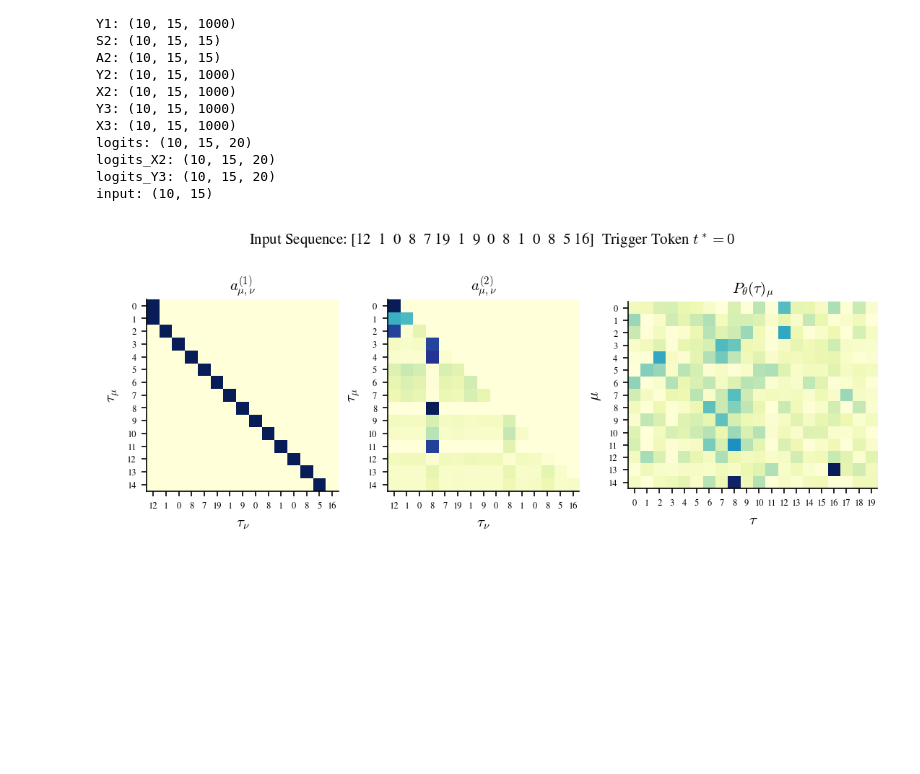
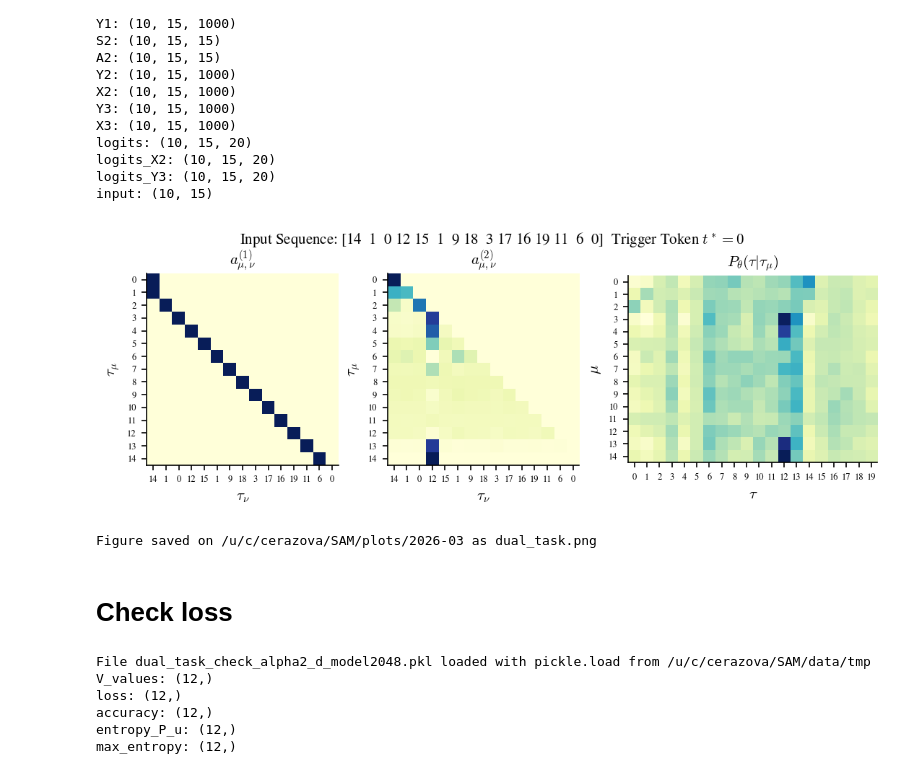
Before and after one commit to CristopherErazo/SAM, a Jupyter notebook: notebooks/26_03_11_Dual_Task.ipynb, the cells around one changed output. Cells and saved outputs as stored; diff of their text form; code cells hidden in the pictures; blank space fills up the shorter version.

Commit message:
New tests for dual task

```diff
--- a/notebooks/26_03_11_Dual_Task.ipynb
+++ b/notebooks/26_03_11_Dual_Task.ipynb
@@ -100,38 +36,59 @@ logits_Y3: (10, 15, 20)
 input: (10, 15)
 # %%
 # Settings
-i_batch = 8
+i_batch = 6
 cmap = 'YlGnBu'
 
 set_font_sizes(conf='tight')
 
 # Plots
-fig , axes = create_fig(ncols=3,size='double',h=0.4,w=1,w_ratios=[1,1,1.3],
+fig , axes = create_fig(ncols=3,size='double',h=0.35,w=1,w_ratios=[1,1,1.3],
                         sharex=False, sharey=False)
 
 for i , ax in enumerate(axes[:2]):
     A = data[f'A{i+1}'][i_batch]  # shape (seq_len, seq_len)
     ax.set_title(rf'$a^{{({i+1})}}_{{\mu,\nu}}$')
     ax.set_xlabel(r'$\tau_\nu$')
     ax.set_ylabel(r'$\tau_\mu$')
     input = data['input'][i_batch]
     im = ax.imshow(A, cmap=cmap)#,vmax=0.3)
     # plt.colorbar(im, ax=ax)
     ax.set_xticks(np.arange(A.shape[0]),input)
     ax.set_yticks(np.arange(A.shape[0]))
 
 ax = axes[2]
 log = 0.5*data['logits'][i_batch] # shape (seq_len, vocab_size)
 P = np.exp(log) / np.exp(log).sum(axis=-1, keepdims=True)  # shape (seq_len, vocab_size)
 im = ax.imshow(P, cmap=cmap)#,vmax=0.3)
 # plt.colorbar(im, ax=ax)
 ax.set_ylabel(r'$\mu$')
 ax.set_xlabel(r'$\tau$')
-ax.set_title(r'$P_\theta(\tau)_\mu$')
+ax.set_title(r'$P_\theta(\tau|\tau_\mu)$')
 ax.set_xticks(np.arange(log.shape[1]))
 ax.set_yticks(np.arange(log.shape[0]))
 
 fig.suptitle(f'Input Sequence: {data["input"][i_batch]} '+r' Trigger Token $t^*=0$')
 plt.show()
+
+save_fig(fig,'dual_task',date=True)
 # %% [output]
-[figure, old version]
+[figure, new version]
+Figure saved on /u/c/cerazova/SAM/plots/2026-03 as dual_task.png
+# %% [markdown]
+# Check loss
+# %%
+d = 2048
+alpha = 2
+
+data = load_data('dual_task_check',experiment_name='tmp',params={'d_model':d,'alpha':alpha})
+
+for key in data.keys():
+    data[key] = np.array(data[key])
+    print(f"{key}: {data[key].shape}")
+# %% [output]
+File dual_task_check_alpha2_d_model2048.pkl loaded with pickle.load from /u/c/cerazova/SAM/data/tmp
+V_values: (12,)
+loss: (12,)
+accuracy: (12,)
+entropy_P_u: (12,)
+max_entropy: (12,)
```
Also changed, not shown: parts of 16 cells of this notebook, 7 other files.
